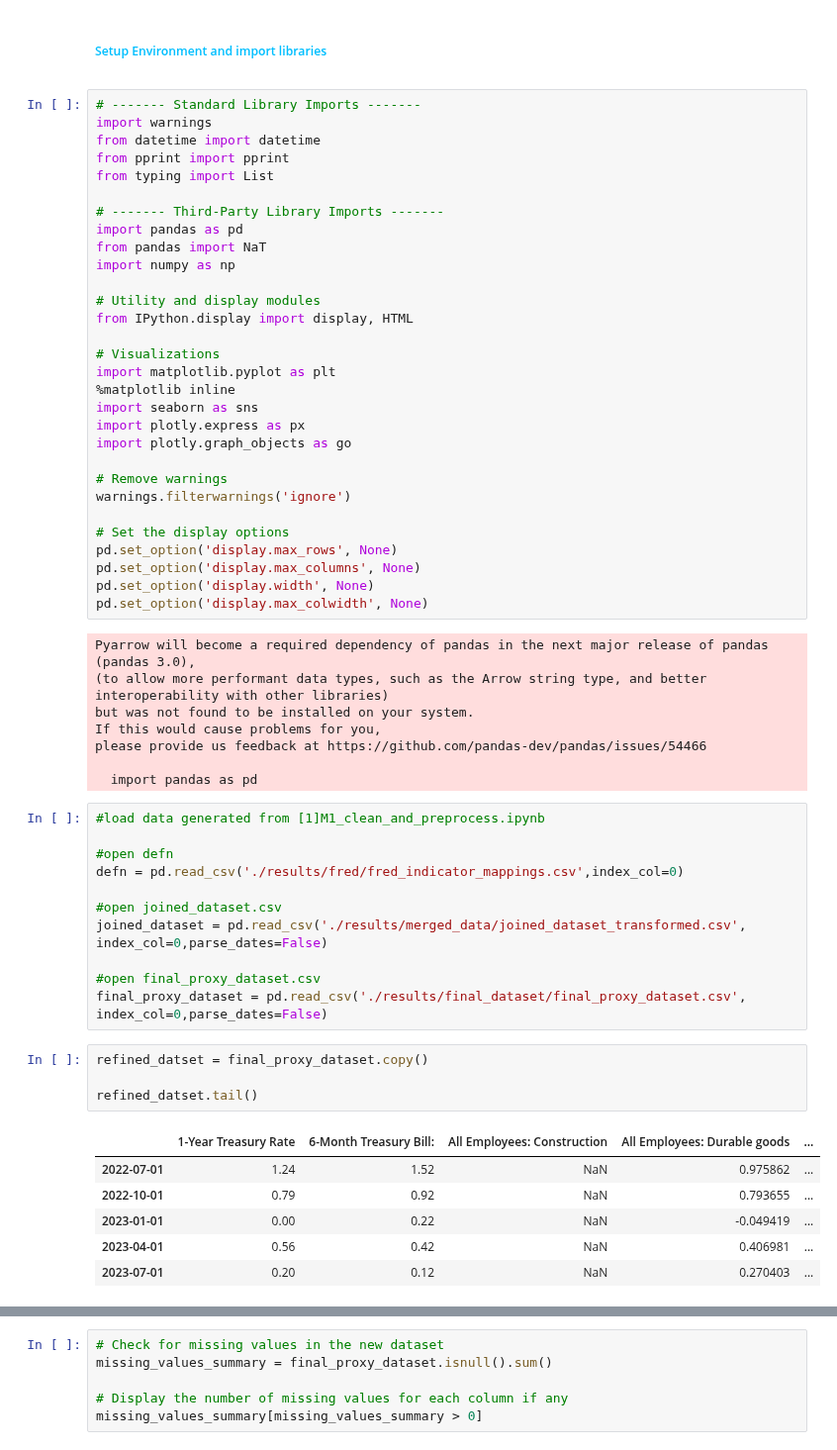
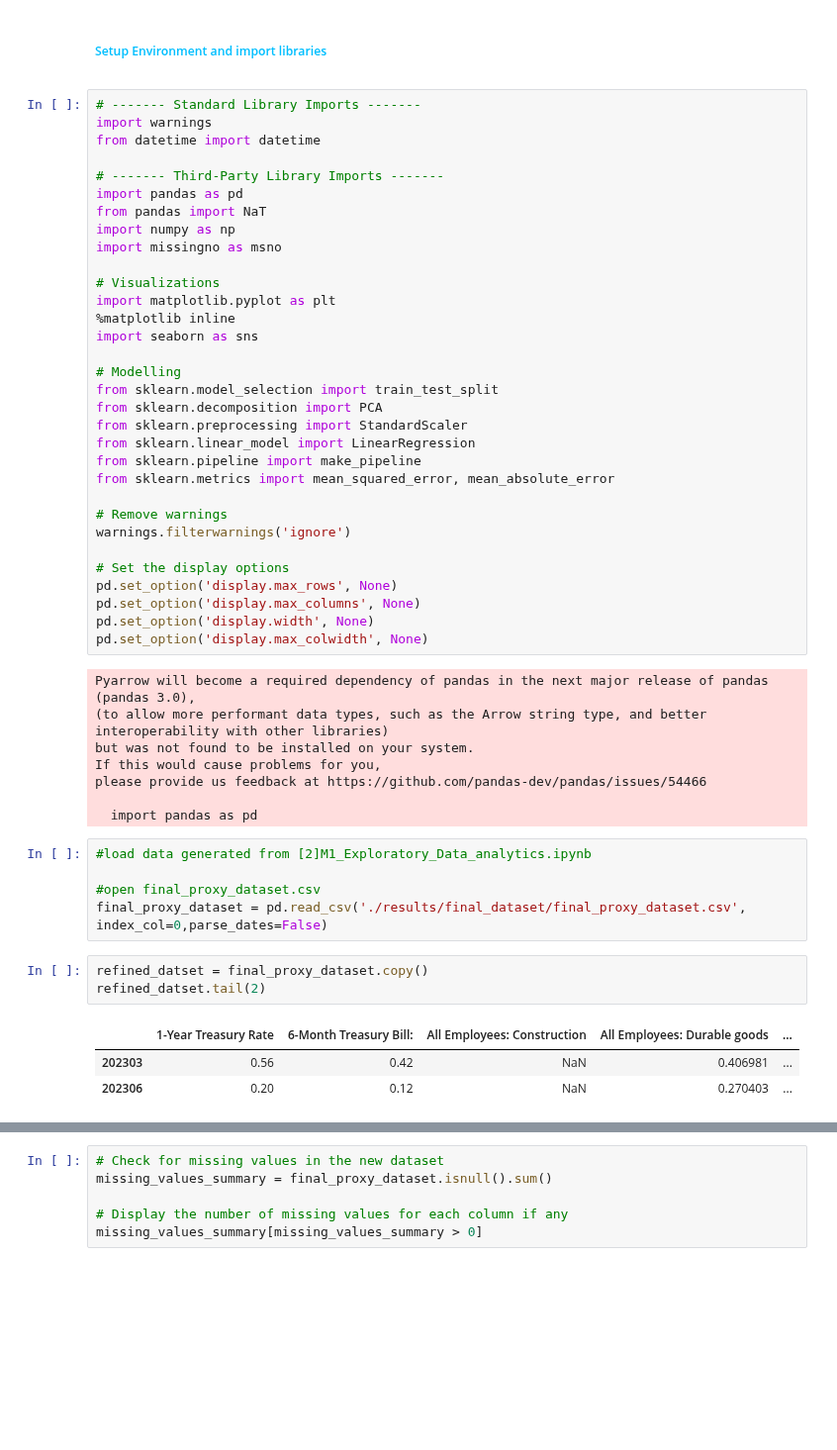
Before and after one commit to janjannagtegaal/NowCasting-M1, a Jupyter notebook: [3]M1_Analysis_for_Model_fitting.ipynb, the cells around one changed output, grey strips where cells are left out. Shown at 99% size. Drawn from its saved outputs; the diff is of its cells as text; blank space fills up the shorter version.

```diff
--- a/[3]M1_Analysis_for_Model_fitting.ipynb
+++ b/[3]M1_Analysis_for_Model_fitting.ipynb
@@ -33,23 +16,25 @@ When selecting a subset of indicators for VAR model from the reduced set of vari
 # ------- Standard Library Imports -------
 import warnings
 from datetime import datetime
-from pprint import pprint
-from typing import List
 
 # ------- Third-Party Library Imports -------
 import pandas as pd
 from pandas import NaT
 import numpy as np
-
-# Utility and display modules
-from IPython.display import display, HTML
+import missingno as msno
 
 # Visualizations
 import matplotlib.pyplot as plt
 %matplotlib inline
 import seaborn as sns
-import plotly.express as px
-import plotly.graph_objects as go
+
+# Modelling
+from sklearn.model_selection import train_test_split
+from sklearn.decomposition import PCA
+from sklearn.preprocessing import StandardScaler
+from sklearn.linear_model import LinearRegression
+from sklearn.pipeline import make_pipeline
+from sklearn.metrics import mean_squared_error, mean_absolute_error
 
 # Remove warnings
 warnings.filterwarnings('ignore')
@@ -68,24 +53,14 @@ please provide us feedback at https://github.com/pandas-dev/pandas/issues/54466
 
   import pandas as pd
 # %%
-#load data generated from [1]M1_clean_and_preprocess.ipynb
-
-#open defn
-defn = pd.read_csv('./results/fred/fred_indicator_mappings.csv',index_col=0)
-
-#open joined_dataset.csv
-joined_dataset = pd.read_csv('./results/merged_data/joined_dataset_transformed.csv', index_col=0,parse_dates=False)
+#load data generated from [2]M1_Exploratory_Data_analytics.ipynb
 
 #open final_proxy_dataset.csv
 final_proxy_dataset = pd.read_csv('./results/final_dataset/final_proxy_dataset.csv', index_col=0,parse_dates=False)
 # %%
 refined_datset = final_proxy_dataset.copy()
-
-refined_datset.tail()
+refined_datset.tail(2)
 # %% [output]
 |  | 1-Year Treasury Rate | 6-Month Treasury Bill: | All Employees: Construction | All Employees: Durable goods | ... |
-| 2022-07-01 | 1.24 | 1.52 | NaN | 0.975862 | ... |
-| 2022-10-01 | 0.79 | 0.92 | NaN | 0.793655 | ... |
-| 2023-01-01 | 0.00 | 0.22 | NaN | -0.049419 | ... |
-| 2023-04-01 | 0.56 | 0.42 | NaN | 0.406981 | ... |
-| 2023-07-01 | 0.20 | 0.12 | NaN | 0.270403 | ... |
+| 202303 | 0.56 | 0.42 | NaN | 0.406981 | ... |
+| 202306 | 0.20 | 0.12 | NaN | 0.270403 | ... |
```
Also changed, not shown: parts of 33 cells of this notebook, 2 other files.
